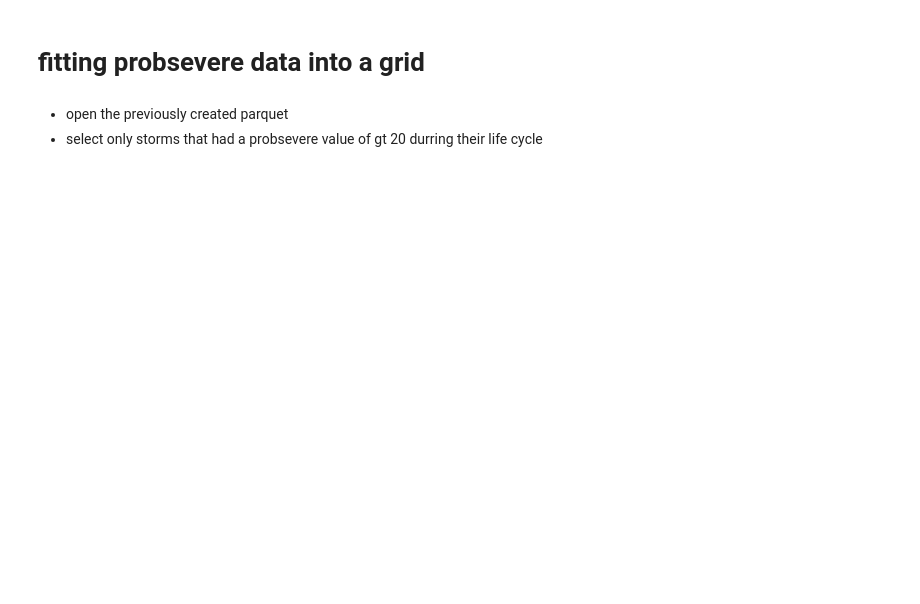
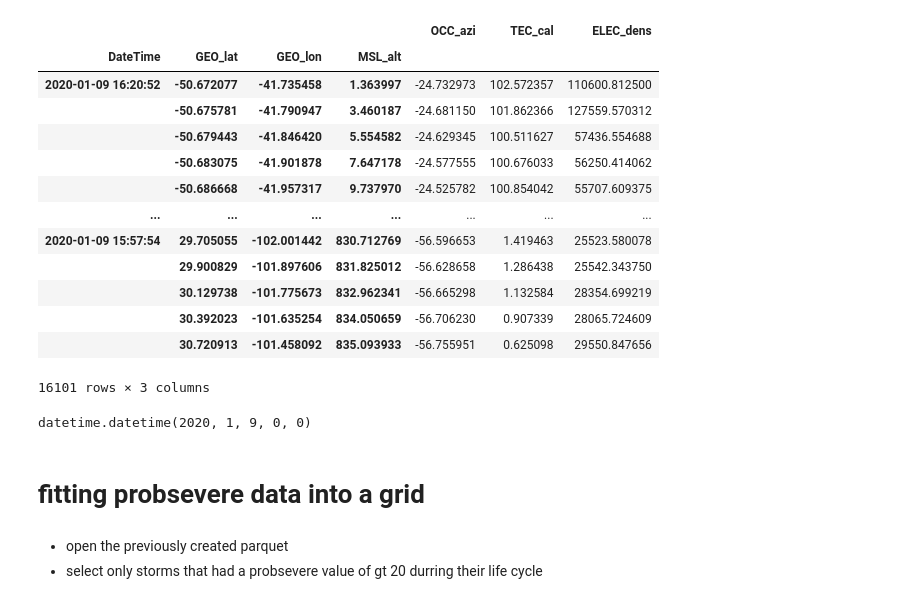
Before and after one commit to leaver2000/griblib, a Jupyter notebook: notebooks/probsevere/3-into-grid.ipynb, the cells around one changed output. Drawn from its saved outputs; the diff is of its cells as text; code cells hidden in the pictures; blank space fills up the shorter version.

```diff
--- a/notebooks/probsevere/3-into-grid.ipynb
+++ b/notebooks/probsevere/3-into-grid.ipynb
@@ -3,3 +1,52 @@
+# %%
+# %load_ext jupyter_black
+import glob
+import xarray as xr
+from datetime import datetime
+import pandas as pd
+
+files = glob.glob("/workspaces/griblib/archive/*_nc")
+files
+# ds = xr.open_mfdataset(files, combine="nested")
+
+
+def generate():
+    for file in files:
+        ds = xr.open_dataset(file)
+        vt = pd.to_datetime(
+            datetime(*[int(ds.attrs[x]) for x in ("year", "month", "day", "hour", "minute", "second")])
+        )
+        yield ds.expand_dims({"validTime": [vt.value]})
+
+
+df = xr.concat(generate(), dim="validTime").to_dataframe(["validTime", "MSL_alt"])
+
+df["DateTime"] = pd.to_datetime(df.index.get_level_values("validTime"))
+
+df.set_index(["DateTime", "GEO_lat", "GEO_lon"], append=True).dropna(axis=0, how="all").droplevel(0).reorder_levels(
+    ["DateTime", "GEO_lat", "GEO_lon", "MSL_alt"]
+)
+# %% [output]
+|  |  |  |  | OCC_azi | TEC_cal | ELEC_dens |
+| DateTime | GEO_lat | GEO_lon | MSL_alt |  |  |  |
+| 2020-01-09 16:20:52 | -50.672077 | -41.735458 | 1.363997 | -24.732973 | 102.572357 | 110600.812500 |
+|  | -50.675781 | -41.790947 | 3.460187 | -24.681150 | 101.862366 | 127559.570312 |
+|  | -50.679443 | -41.846420 | 5.554582 | -24.629345 | 100.511627 | 57436.554688 |
+|  | -50.683075 | -41.901878 | 7.647178 | -24.577555 | 100.676033 | 56250.414062 |
+|  | -50.686668 | -41.957317 | 9.737970 | -24.525782 | 100.854042 | 55707.609375 |
+| ... | ... | ... | ... | ... | ... | ... |
+| 2020-01-09 15:57:54 | 29.705055 | -102.001442 | 830.712769 | -56.596653 | 1.419463 | 25523.580078 |
+|  | 29.900829 | -101.897606 | 831.825012 | -56.628658 | 1.286438 | 25542.343750 |
+|  | 30.129738 | -101.775673 | 832.962341 | -56.665298 | 1.132584 | 28354.699219 |
+|  | 30.392023 | -101.635254 | 834.050659 | -56.706230 | 0.907339 | 28065.724609 |
+|  | 30.720913 | -101.458092 | 835.093933 | -56.755951 | 0.625098 | 29550.847656 |
+16101 rows × 3 columns
+# %%
+from datetime import datetime
+
+datetime(*[ds.attrs[x] for x in ("year", "month", "day")])
+# %% [output]
+datetime.datetime(2020, 1, 9, 0, 0)
 # %% [markdown]
 # fitting probsevere data into a grid
 # %%
```
Also changed, not shown: parts of 1 cell of this notebook, 1 other file.
